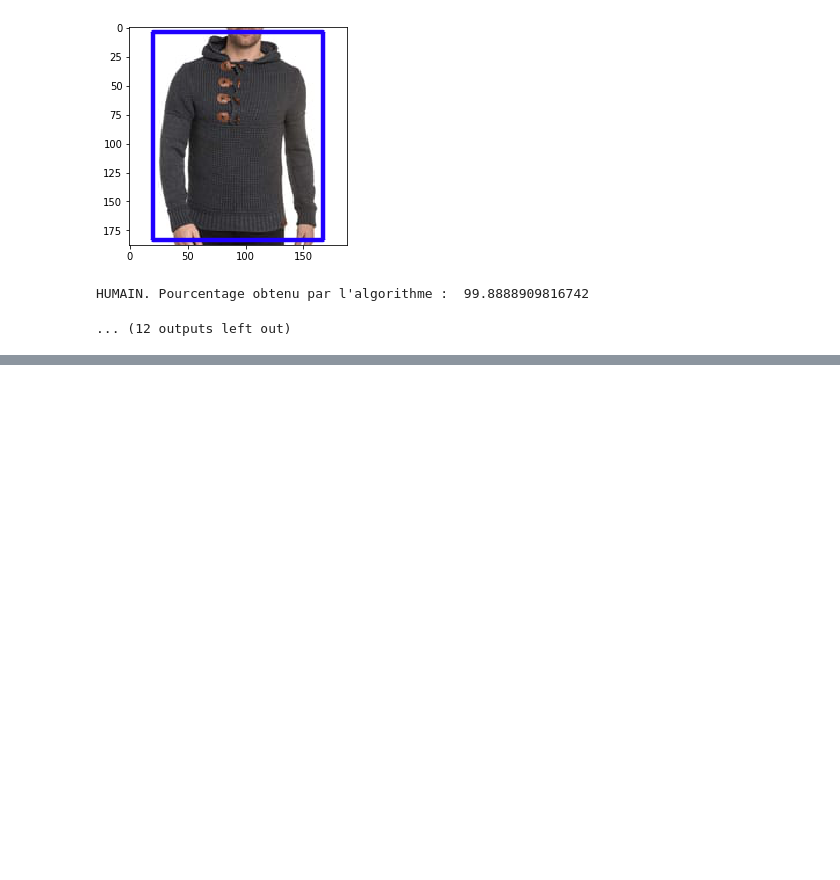
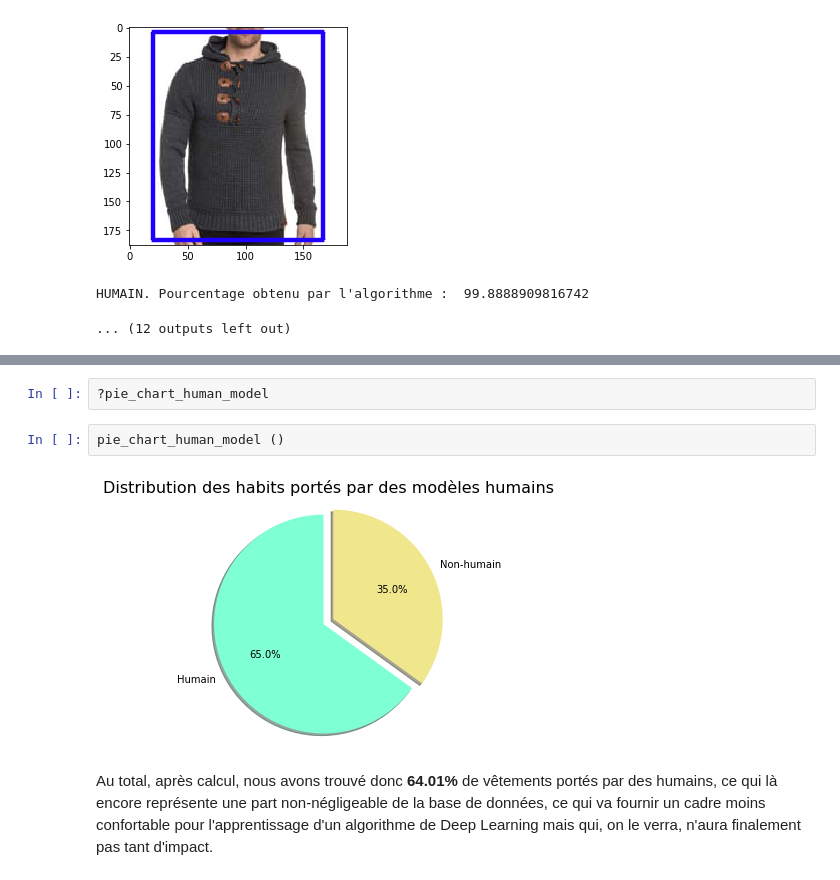
Before and after one commit to ENSAE-Projet-Info/main, a Jupyter notebook: notebook.ipynb, the cells around one changed output, grey strips where cells are left out. Saved outputs shown, nothing was run; the diff lists cells and outputs as text; blank space fills up the shorter version.

```diff
--- a/notebook.ipynb
+++ b/notebook.ipynb
@@ -620,0 +638,8 @@ Pourcentage de T-shirts à logo :
+# %%
+?pie_chart_human_model
+# %%
+pie_chart_human_model ()
+# %% [output]
+[figure, added]
+# %% [markdown]
+Au total, après calcul, nous avons trouvé donc **64.01%** de vêtements portés par des humains, ce qui là encore représente une part non-négligeable de la base de données, ce qui va fournir un cadre moins confortable pour l'apprentissage d'un algorithme de Deep Learning mais qui, on le verra, n'aura finalement pas tant d'impact.
```
Also changed, not shown: parts of 9 cells of this notebook.
